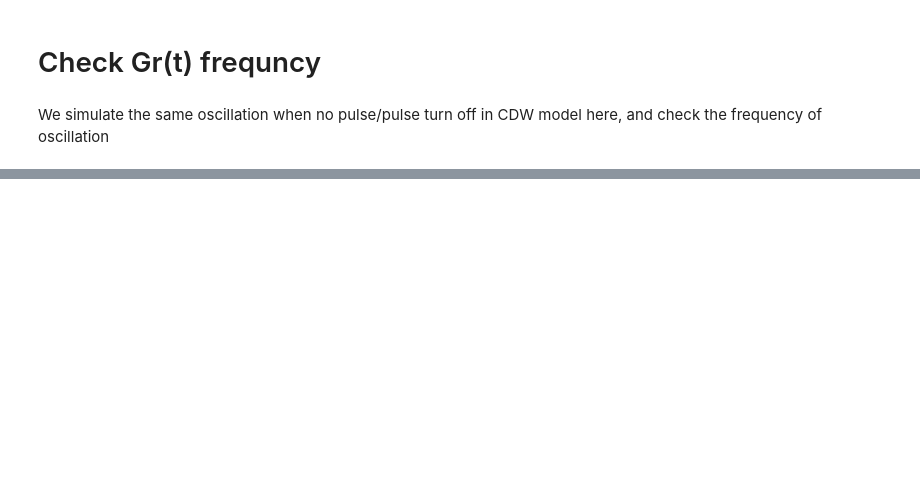
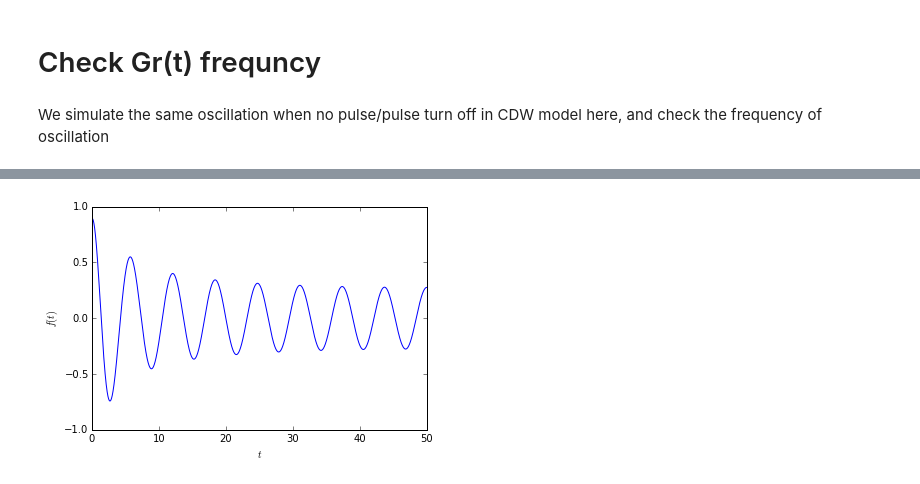
Before and after one commit to abyellow/abin-quantunm-optimal-control, a Jupyter notebook: Gr_check_freq.ipynb, the cells around one changed output, grey strips where cells are left out. Saved outputs shown, nothing was run; the diff lists cells and outputs as text; code cells hidden in the pictures; blank space fills up the shorter version.

```diff
--- a/Gr_check_freq.ipynb
+++ b/Gr_check_freq.ipynb
@@ -56,0 +58,10 @@ plt.show()
+# %%
+pbfr = np.fft.rfft(pbf)*dt*np.pi
+freqr = np.fft.rfftfreq(lon,dt)
+plt.plot(freqr[:],pbfr[:])
+plt.xlabel('$t$')
+plt.ylabel('$f(t)$')
+plt.ylim(-1,1)
+plt.show()
+# %% [output]
+[figure, added]
```
Also changed, not shown: parts of 4 cells of this notebook, 3 other files.
